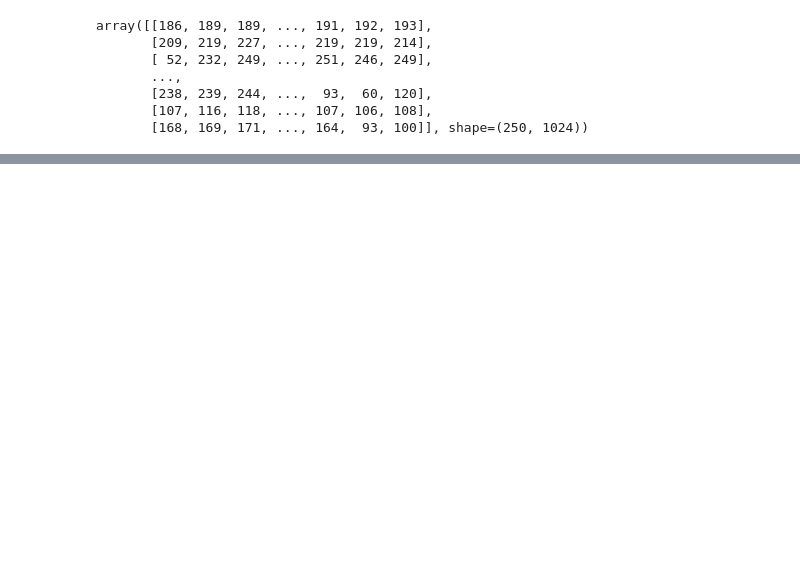
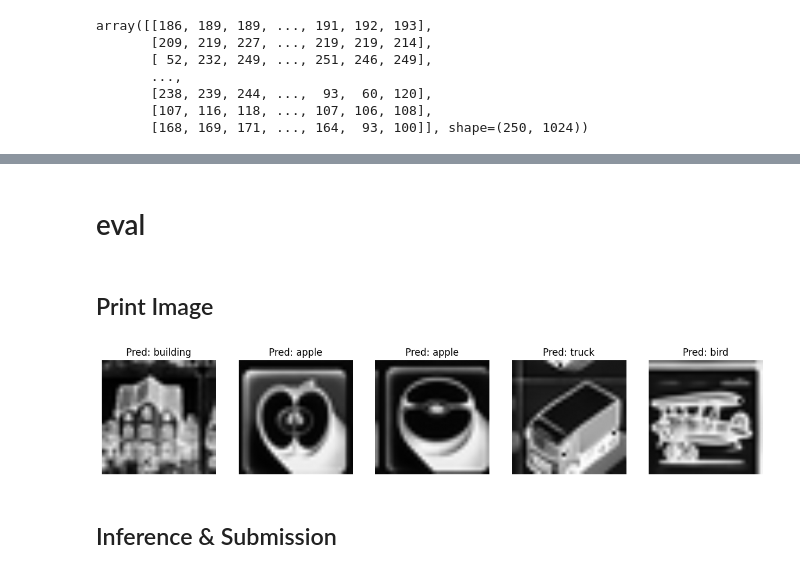
Before and after one commit to dlsdud9098/dacon_project, a Jupyter notebook: icon_classifier_project/main.ipynb, the cells around one changed output, grey strips where cells are left out. Saved outputs shown, nothing was run; the diff lists cells and outputs as text; code cells hidden in the pictures; blank space fills up the shorter version.

```diff
--- a/icon_classifier_project/main.ipynb
+++ b/icon_classifier_project/main.ipynb
@@ -167,0 +370,49 @@ test_loader = DataLoader(test_dataset, shuffle=False, **loader_params)
+# %% [markdown]
+# eval
+# %% [markdown]
+## Print Image
+# %%
+# 테스트 로더에서 랜덤으로 5개 샘플 추출
+random_samples = random.sample(range(len(test_loader.dataset)), 5)
+
+# 랜덤으로 추출한 인덱스와 해당 이미지를 추론 및 출력
+with torch.no_grad():
+    fig, axes = plt.subplots(1, 5, figsize=(15, 5))
+    for idx, sample_idx in enumerate(random_samples):
+        # 데이터셋에서 샘플 추출
+        sample = test_loader.dataset[sample_idx]  # 단일 샘플 가져오기
+
+        # 샘플 형태 확인 및 처리
+        if isinstance(sample, tuple) and len(sample) == 2:  # (image, label)
+            image, label = sample
+        else:  # 레이블 없는 데이터셋일 경우
+            image = sample
+            label = None
+
+        image = image.unsqueeze(0).to(device)  # 배치 차원 추가 및 GPU로 이동
+
+        # 모델 추론
+        output = best_model(image)
+        _, predicted = torch.max(output.data, 1)
+
+        # 레이블 디코딩
+        pred_label_decoded = label_encoder.inverse_transform([predicted.item()])[0]
+        true_label_decoded = label_encoder.inverse_transform([label])[0] if label is not None else None
+
+        # 이미지 출력 준비
+        image = image.cpu().squeeze()  # GPU → CPU 이동 및 채널 축소
+        pred_label = predicted.item()  # 예측된 레이블
+
+        # 이미지 시각화
+        axes[idx].imshow(image.numpy(), cmap='gray')
+        if label is not None:
+            axes[idx].set_title(f"True: {true_label_decoded}, Pred: {pred_label_decoded}")
+        else:
+            axes[idx].set_title(f"Pred: {pred_label_decoded}")
+        axes[idx].axis("off")
+
+    plt.show()
+# %% [output]
+[figure, added]
+# %% [markdown]
+## Inference & Submission
```
Also changed, not shown: parts of 17 cells of this notebook, 9 other files.
